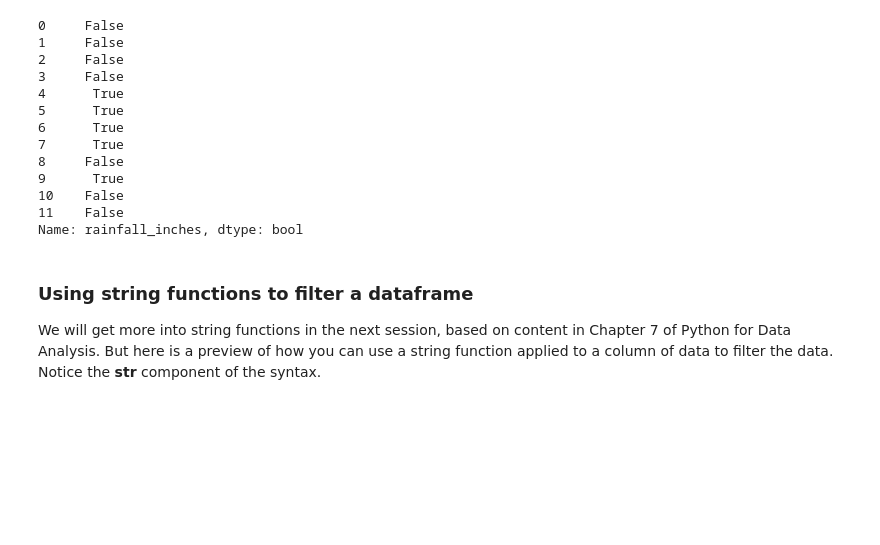
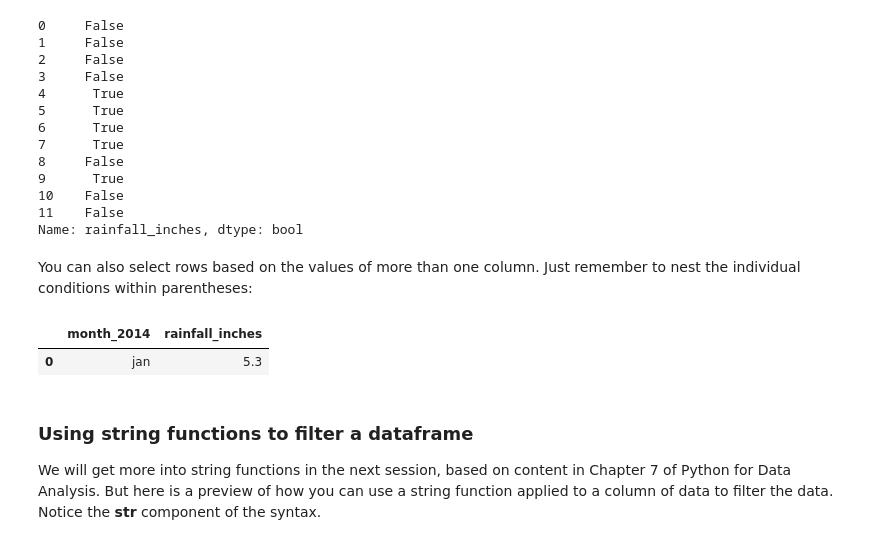
Before and after one commit to waddell/urban-informatics-and-visualization, a Jupyter notebook: 06-dataframes/From-Rows-to-Lists-Arrays-and-DataFrames.ipynb, the cells around one changed output. Drawn from its saved outputs; the diff is of its cells as text; code cells hidden in the pictures; blank space fills up the shorter version.

Commit message:
More updates to make sure we have covered everything needed for the in-class exercises within the notebook

```diff
--- a/06-dataframes/From-Rows-to-Lists-Arrays-and-DataFrames.ipynb
+++ b/06-dataframes/From-Rows-to-Lists-Arrays-and-DataFrames.ipynb
@@ -356,6 +356,13 @@ df['rainfall_inches'] < 4
 10    False
 11    False
 Name: rainfall_inches, dtype: bool
+# %% [markdown]
+You can also select rows based on the values of more than one column.  Just remember to nest the individual conditions within parentheses:
+# %%
+df[(df['month_2014']=='jan') & (df['rainfall_inches'] > 5)]
+# %% [output]
+|  | month_2014 | rainfall_inches |
+| 0 | jan | 5.3 |
 # %% [markdown]
 ### Using string functions to filter a dataframe
 
```
Also changed, not shown: parts of 8 cells of this notebook.
